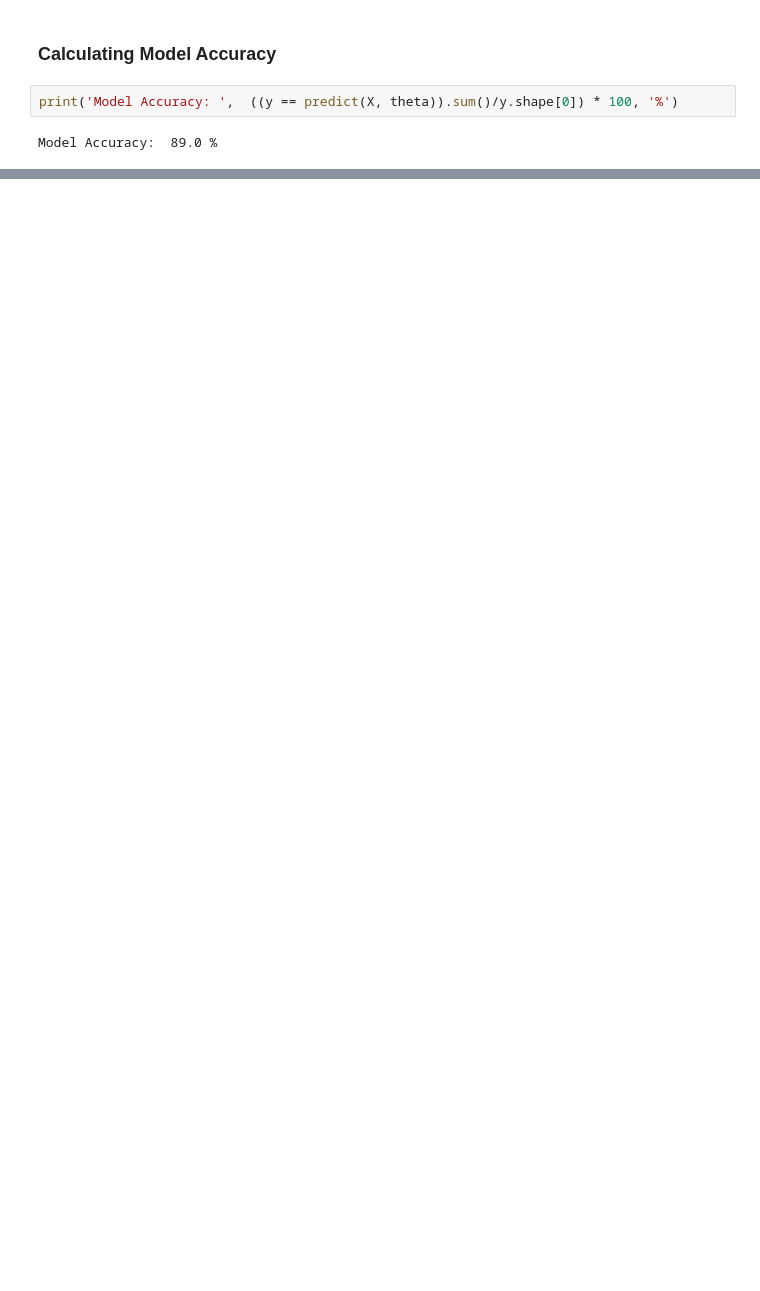
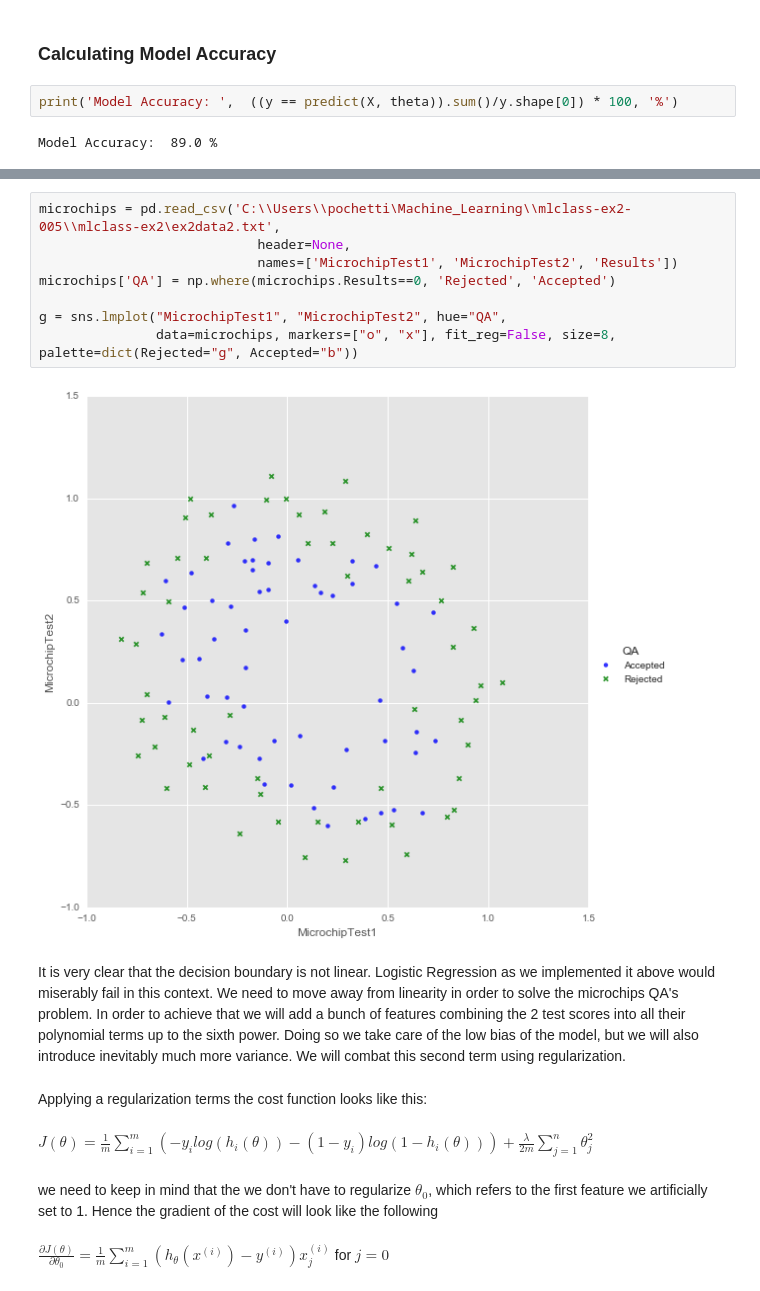
Before and after one commit to FraPochetti/Machine_Learning, a Jupyter notebook: mlclass-ex2-005/mlclass-ex2/Logistic-Regression-numpy.ipynb, the cells around one changed output, grey strips where cells are left out. Drawn from its saved outputs; the diff is of its cells as text; blank space fills up the shorter version.

Commit message:
trying to fix gradient

```diff
--- a/mlclass-ex2-005/mlclass-ex2/Logistic-Regression-numpy.ipynb
+++ b/mlclass-ex2-005/mlclass-ex2/Logistic-Regression-numpy.ipynb
@@ -120,0 +131,20 @@ Model Accuracy:  89.0 %
+# %%
+microchips = pd.read_csv('C:\\Users\\pochetti\Machine_Learning\\mlclass-ex2-005\\mlclass-ex2\ex2data2.txt',
+                            header=None,
+                            names=['MicrochipTest1', 'MicrochipTest2', 'Results'])
+microchips['QA'] = np.where(microchips.Results==0, 'Rejected', 'Accepted')
+
+g = sns.lmplot("MicrochipTest1", "MicrochipTest2", hue="QA",
+               data=microchips, markers=["o", "x"], fit_reg=False, size=8, palette=dict(Rejected="g", Accepted="b"))
+# %% [output]
+[figure, added]
+# %% [markdown]
+It is very clear that the decision boundary is not linear. Logistic Regression as we implemented it above would miserably fail in this context. We need to move away from linearity in order to solve the microchips QA's problem. In order to achieve that we will add a bunch of features combining the 2 test scores into all their polynomial terms up to the sixth power. Doing so we take care of the low bias of the model, but we will also introduce inevitably much more variance. We will combat this second term using regularization.
+# %% [markdown]
+Applying a regularization terms the cost function looks like this:
+# %% [markdown]
+$J(\theta) = \frac{1}{m}\sum_{i=1}^m(-y_i log(h_i(\theta)) - (1-y_i)log(1-h_i(\theta))) + \frac{\lambda}{2m}\sum_{j=1}^n\theta_j^2$
+# %% [markdown]
+we need to keep in mind that the we don't have to regularize $\theta_0$, which refers to the first feature we artificially set to 1. Hence the gradient of the cost will look like the following
+# %% [markdown]
+$\frac{\partial J(\theta)}{\partial \theta_0} = \frac{1}{m} \sum_{i=1}^{m} (h_\theta(x^{(i)}) - y^{(i)}) x_j^{(i)} $ for $j=0$
```
Also changed, not shown: parts of 21 cells of this notebook.
